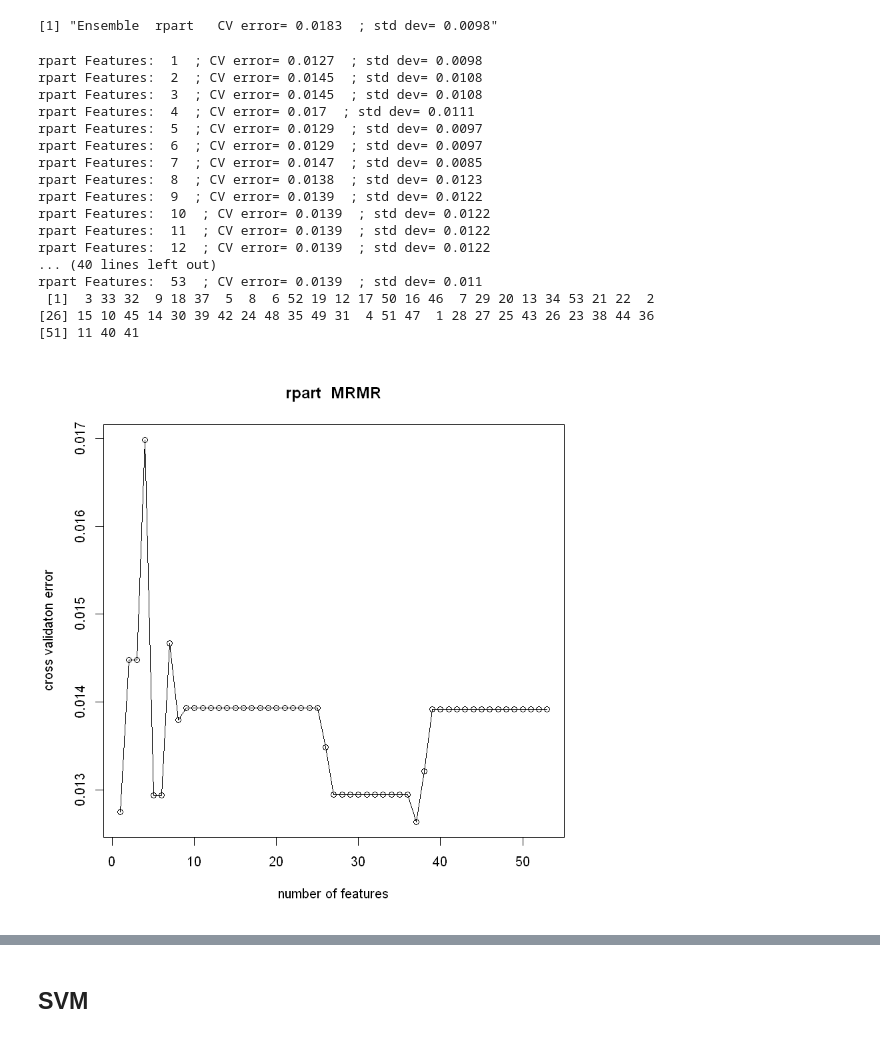
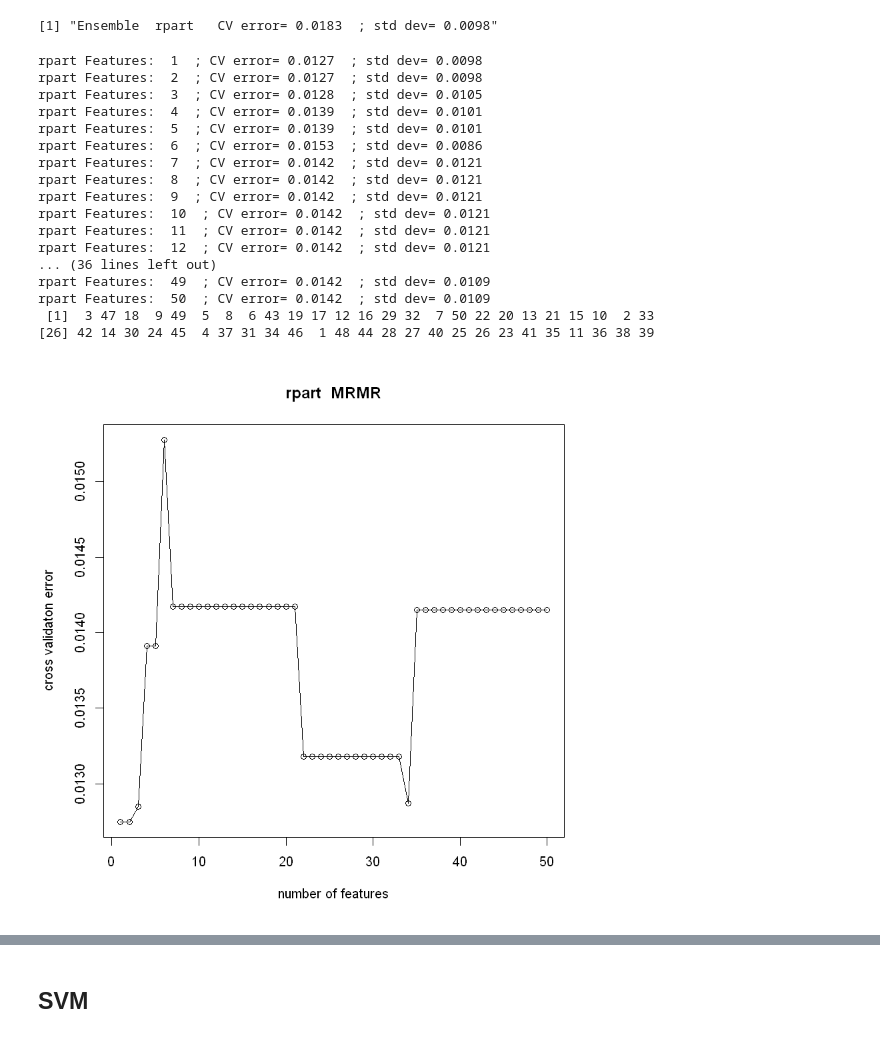
Before and after one commit to ciortanmadalina/BioinfoSem2, a Jupyter notebook: ml/homework.ipynb, the cells around one changed output, grey strips where cells are left out. Cells and saved outputs as stored; diff of their text form; code cells hidden in the pictures.

```diff
--- a/ml/homework.ipynb
+++ b/ml/homework.ipynb
@@ -269,0 +302,11 @@ test <- data[(nrow(input) + 1):nrow(numeric.df),]
+# %%
+cat.correlations <- abs(cor(train))
+
+# only want the columns that show strong correlations with SalePrice, bigger than 0.2
+cat.corr.SalePrice = as.matrix(sort(cat.correlations[,'SalePrice'], decreasing = TRUE))
+cat.corr.idx = names(which(apply(cat.corr.SalePrice, 1, function(x) (x > 0.1))))
+#corrplot(as.matrix(cat.correlations[cat.corr.idx ]), type = 'upper', method='color', addCoef.col = 'green')
+
+length(cat.corr.idx)
+data <- data[, which(apply(cat.corr.SalePrice, 1, function(x) (x > 0.1)))]
+dim(data)
@@ -747,8 +793,10 @@ runModel <- function(modelName, X, Y){
       Y.hat.ts <- predict(model,X.ts)
     }
     if(modelName == 'svm'){
-       model<- svm(SalePrice~.,DS, scale = T, center=T, kernel = 'radial',
-                   shrinking = T, cross = 10, cost = 4, epislon = 0.2)
+      model<- svm(SalePrice~.,DS, scale = T, center=T, kernel = 'linear',
+                    shrinking = T, cross = 10, cost = 3, epislon = 0.2)
+       # model<- svm(SalePrice~.,DS, scale = T, center=T, kernel = 'radial',
+      #              shrinking = T, cross = 10, cost = 4, epislon = 0.2)
       #model<- svm(SalePrice~.,DS)
       Y.hat.ts <- predict(model,X.ts)
     }
@@ -813,9 +861,9 @@ runEnsemble <- function(modelName, X, Y){
         Y.hat.ts.R[,r] <- predict(model,X.ts)
       }
       if(modelName == 'svm'){
-         model<- svm(SalePrice~.,DS, scale = T, center=T, kernel = 'radial',
-                     shrinking = T, cross = 10, cost = 4, epislon = 0.2)
-        #model<- svm(SalePrice~.,DS)
+         #model<- svm(SalePrice~.,DS, scale = T, center=T, kernel = 'radial',
+         #            shrinking = T, cross = 10, cost = 4, epislon = 0.2)
+        model<- svm(SalePrice~.,DS)
         Y.hat.ts.R[,r] <- predict(model,X.ts)
       }
       if(modelName == 'nnet'){
@@ -828,7 +876,7 @@ runEnsemble <- function(modelName, X, Y){
         Y.hat.ts.R[,r]<- predict(model,X.ts)$h
       }
       if(modelName == 'ridge'){
-        model<- linearRidge(SalePrice~.,DS)
+        model<- linearRidge(SalePrice~.,DS, all.coef = FALSE, nPCs = NULL )
         Y.hat.ts.R[,r] <- predict(model,X.ts)
       }
 
@@ -879,7 +927,7 @@ ensembleSimpleAverage <- function(models, modelFeatures, X, Y){
         Y.tr<-Y[i.tr.resample]
 
         #for each model feature, use its optimised features
-        if(!is.null(modelFeatures)) {
+        if(!is.null(modelFeatures) && !is.null(modelFeatures[[mi]])) {
           X.tr <- X.tr[, modelFeatures[[mi]]]
         }
 
@@ -1070,24 +1117,23 @@ runEnsemble('rpart', X, Y)#0.0183
 # %%
 X<- data[1:nrow(input),]
 #the winner is mrmr
-rpartIndexes <- mrmr('rpart', X, Y)
-rpartIndexes <- rpartIndexes[1:5]
+rpartIndexes <- mrmr('rpart', X, Y) #34  ; CV error= 0.0129  ; std dev= 0.0109
 # %% [output]
 rpart Features:  1  ; CV error= 0.0127  ; std dev= 0.0098
-rpart Features:  2  ; CV error= 0.0145  ; std dev= 0.0108
-rpart Features:  3  ; CV error= 0.0145  ; std dev= 0.0108
-rpart Features:  4  ; CV error= 0.017  ; std dev= 0.0111
-rpart Features:  5  ; CV error= 0.0129  ; std dev= 0.0097
-rpart Features:  6  ; CV error= 0.0129  ; std dev= 0.0097
-rpart Features:  7  ; CV error= 0.0147  ; std dev= 0.0085
-rpart Features:  8  ; CV error= 0.0138  ; std dev= 0.0123
-rpart Features:  9  ; CV error= 0.0139  ; std dev= 0.0122
-rpart Features:  10  ; CV error= 0.0139  ; std dev= 0.0122
-rpart Features:  11  ; CV error= 0.0139  ; std dev= 0.0122
-rpart Features:  12  ; CV error= 0.0139  ; std dev= 0.0122
-... (40 lines left out)
-rpart Features:  53  ; CV error= 0.0139  ; std dev= 0.011
- [1]  3 33 32  9 18 37  5  8  6 52 19 12 17 50 16 46  7 29 20 13 34 53 21 22  2
-[26] 15 10 45 14 30 39 42 24 48 35 49 31  4 51 47  1 28 27 25 43 26 23 38 44 36
-[51] 11 40 41
+rpart Features:  2  ; CV error= 0.0127  ; std dev= 0.0098
+rpart Features:  3  ; CV error= 0.0128  ; std dev= 0.0105
+rpart Features:  4  ; CV error= 0.0139  ; std dev= 0.0101
+rpart Features:  5  ; CV error= 0.0139  ; std dev= 0.0101
+rpart Features:  6  ; CV error= 0.0153  ; std dev= 0.0086
+rpart Features:  7  ; CV error= 0.0142  ; std dev= 0.0121
+rpart Features:  8  ; CV error= 0.0142  ; std dev= 0.0121
+rpart Features:  9  ; CV error= 0.0142  ; std dev= 0.0121
+rpart Features:  10  ; CV error= 0.0142  ; std dev= 0.0121
+rpart Features:  11  ; CV error= 0.0142  ; std dev= 0.0121
+rpart Features:  12  ; CV error= 0.0142  ; std dev= 0.0121
+... (36 lines left out)
+rpart Features:  49  ; CV error= 0.0142  ; std dev= 0.0109
+rpart Features:  50  ; CV error= 0.0142  ; std dev= 0.0109
+ [1]  3 47 18  9 49  5  8  6 43 19 17 12 16 29 32  7 50 22 20 13 21 15 10  2 33
+[26] 42 14 30 24 45  4 37 31 34 46  1 48 44 28 27 40 25 26 23 41 35 11 36 38 39
-[figure, old version]
+[figure, new version]
```
Also changed, not shown: parts of 59 cells of this notebook.
